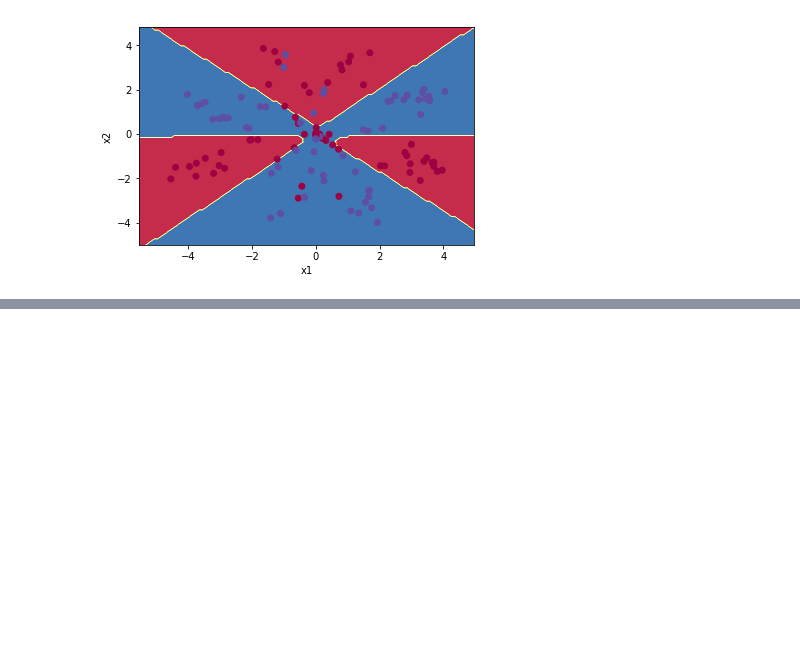
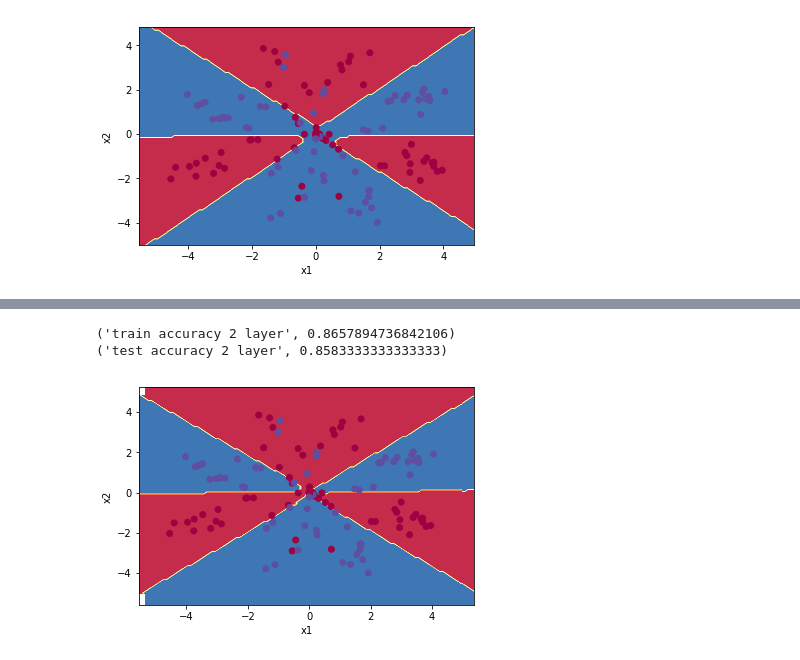
Before and after one commit to saketdingliwal/Decision-Tree, a Jupyter notebook: src/Untitled.ipynb, the cells around one changed output, grey strips where cells are left out. Saved outputs shown, nothing was run; the diff lists cells and outputs as text; code cells hidden in the pictures; blank space fills up the shorter version.

```diff
--- a/src/Untitled.ipynb
+++ b/src/Untitled.ipynb
@@ -201,0 +228,13 @@ plot_decision_boundary(lambda x:toy_train.predict(x),test_X,test_Y)
+# %%
+toy_train = architecture(2,[5,5],len(X))
+toy_train.train(X,Y,400,0.1)
+aft_acc = toy_train.accuracy(X,Y)
+print ("train accuracy 2 layer",aft_acc)
+test_accur = toy_train.accuracy(test_X,test_Y)
+print ("test accuracy 2 layer",test_accur)
+plot_decision_boundary(lambda x:toy_train.predict(x),X,Y,"neural_train_2_layers")
+plot_decision_boundary(lambda x:toy_train.predict(x),test_X,test_Y,"neural_test_2_layers")
+# %% [output]
+('train accuracy 2 layer', 0.8657894736842106)
+('test accuracy 2 layer', 0.8583333333333333)
+[figure, added]
```
Also changed, not shown: parts of 6 cells of this notebook, 15 other files.
